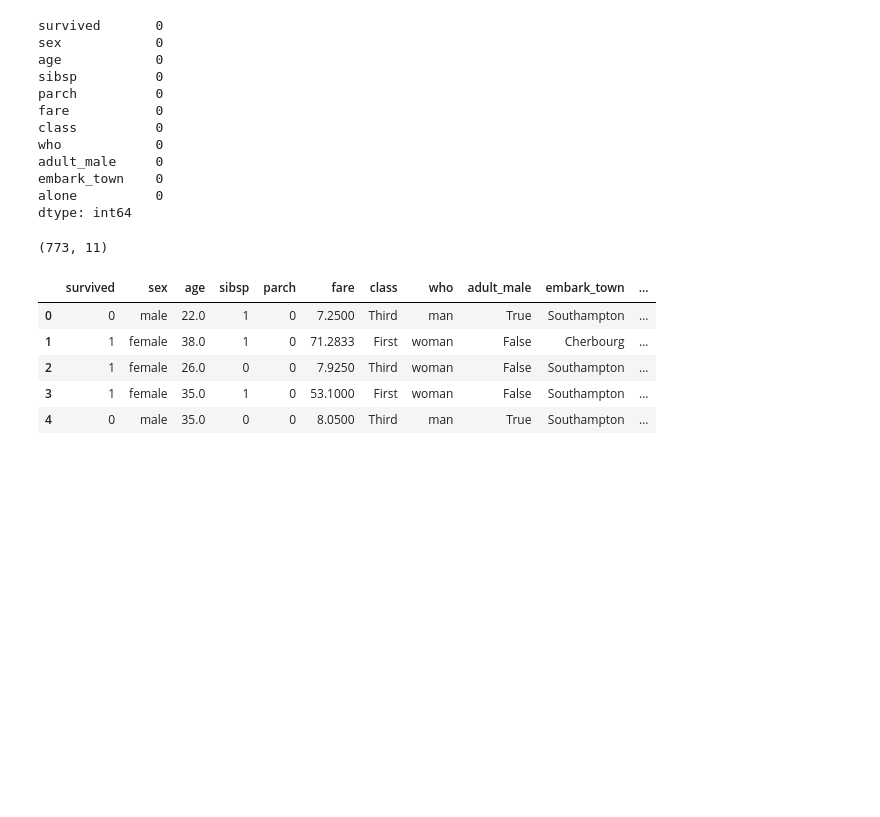
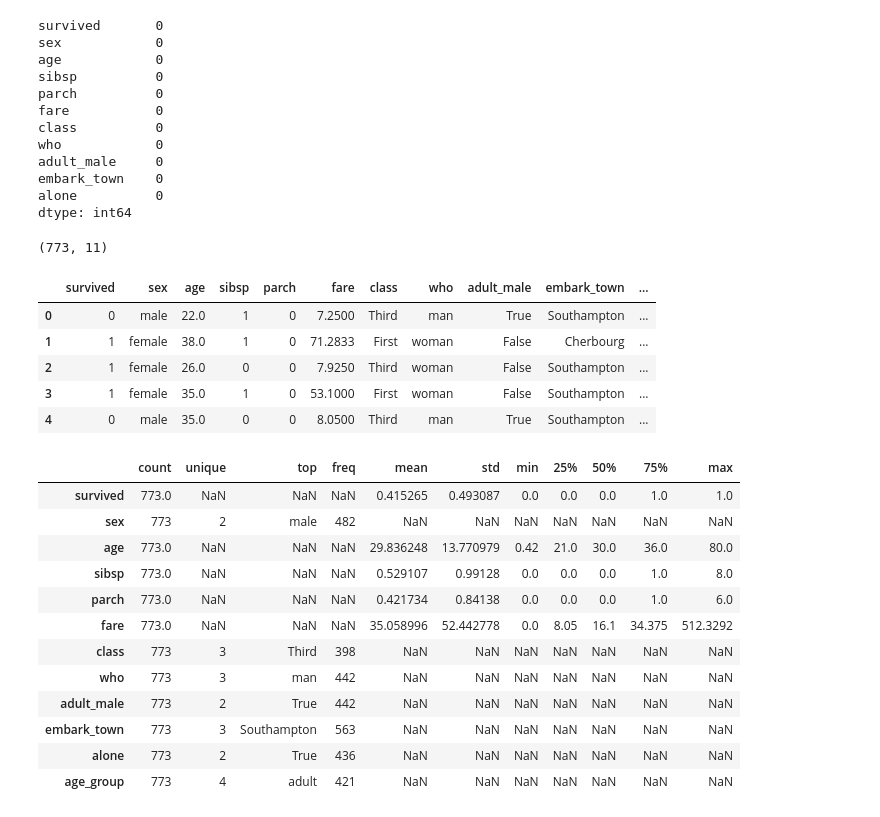
Before and after one commit to Lolaam1/EDA, a Jupyter notebook: Titanic Data/eda.ipynb, the cells around one changed output. Drawn from its saved outputs; the diff is of its cells as text; code cells hidden in the pictures; blank space fills up the shorter version.

```diff
--- a/Titanic Data/eda.ipynb
+++ b/Titanic Data/eda.ipynb
@@ -242,3 +242,19 @@ df.head()
 | 2 | 1 | female | 26.0 | 0 | 0 | 7.9250 | Third | woman | False | Southampton | ... |
 | 3 | 1 | female | 35.0 | 1 | 0 | 53.1000 | First | woman | False | Southampton | ... |
 | 4 | 0 | male | 35.0 | 0 | 0 | 8.0500 | Third | man | True | Southampton | ... |
+# %%
+df.describe(include='all').T
+# %% [output]
+|  | count | unique | top | freq | mean | std | min | 25% | 50% | 75% | max |
+| survived | 773.0 | NaN | NaN | NaN | 0.415265 | 0.493087 | 0.0 | 0.0 | 0.0 | 1.0 | 1.0 |
+| sex | 773 | 2 | male | 482 | NaN | NaN | NaN | NaN | NaN | NaN | NaN |
+| age | 773.0 | NaN | NaN | NaN | 29.836248 | 13.770979 | 0.42 | 21.0 | 30.0 | 36.0 | 80.0 |
+| sibsp | 773.0 | NaN | NaN | NaN | 0.529107 | 0.99128 | 0.0 | 0.0 | 0.0 | 1.0 | 8.0 |
+| parch | 773.0 | NaN | NaN | NaN | 0.421734 | 0.84138 | 0.0 | 0.0 | 0.0 | 1.0 | 6.0 |
+| fare | 773.0 | NaN | NaN | NaN | 35.058996 | 52.442778 | 0.0 | 8.05 | 16.1 | 34.375 | 512.3292 |
+| class | 773 | 3 | Third | 398 | NaN | NaN | NaN | NaN | NaN | NaN | NaN |
+| who | 773 | 3 | man | 442 | NaN | NaN | NaN | NaN | NaN | NaN | NaN |
+| adult_male | 773 | 2 | True | 442 | NaN | NaN | NaN | NaN | NaN | NaN | NaN |
+| embark_town | 773 | 3 | Southampton | 563 | NaN | NaN | NaN | NaN | NaN | NaN | NaN |
+| alone | 773 | 2 | True | 436 | NaN | NaN | NaN | NaN | NaN | NaN | NaN |
+| age_group | 773 | 4 | adult | 421 | NaN | NaN | NaN | NaN | NaN | NaN | NaN |
```
Also changed, not shown: parts of 3 cells of this notebook.
